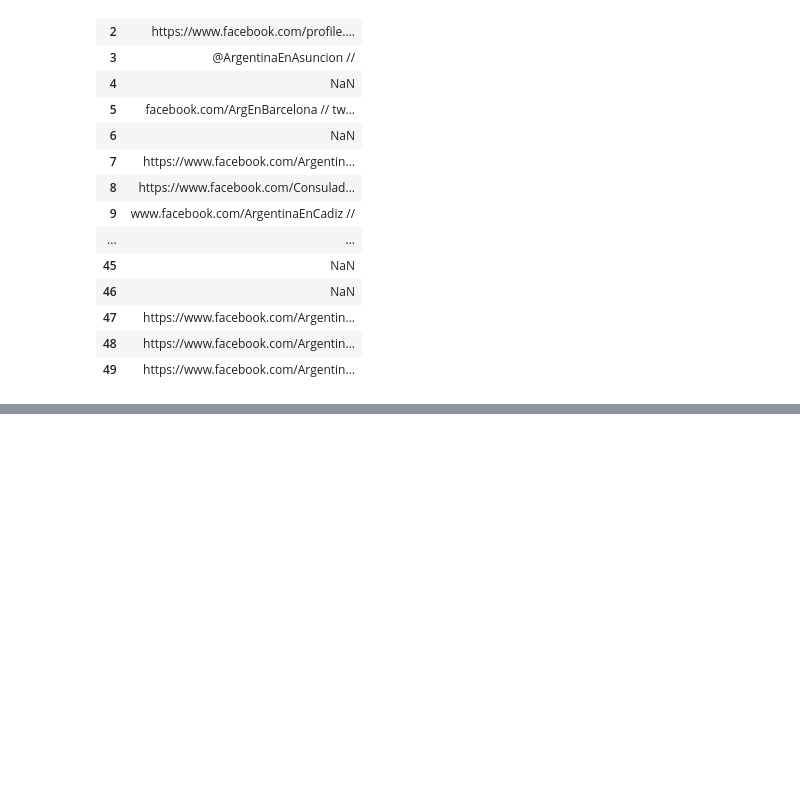
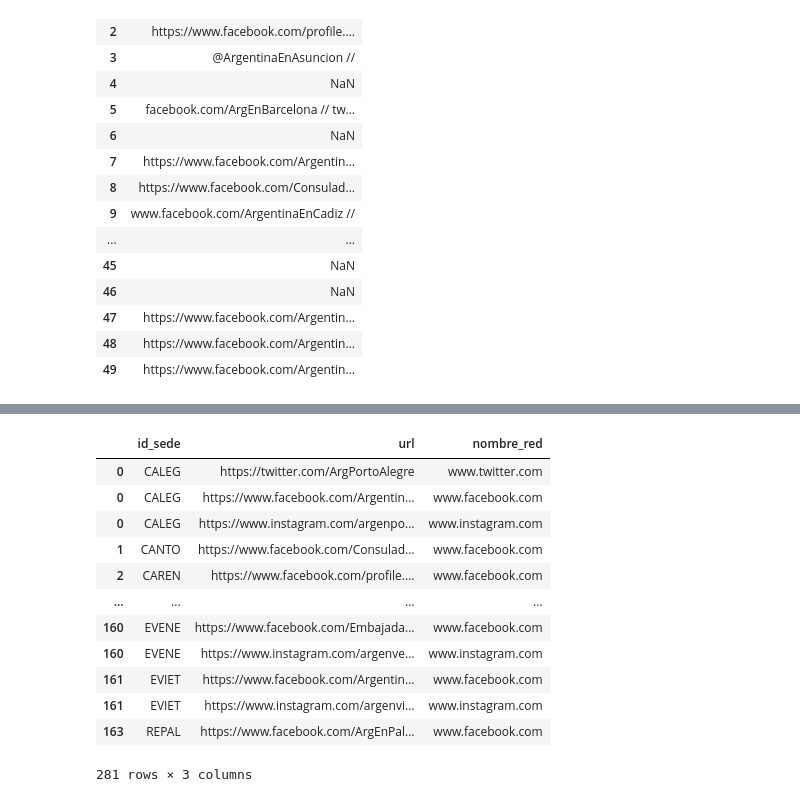
Before and after one commit to N34R20/Laboratorio_de_datos, a Jupyter notebook: TP01/inspect_columns.ipynb, the cells around one changed output, grey strips where cells are left out. Drawn from its saved outputs; the diff is of its cells as text; code cells hidden in the pictures; blank space fills up the shorter version.

Commit message:
crear tabla redes_sociales

```diff
--- a/TP01/inspect_columns.ipynb
+++ b/TP01/inspect_columns.ipynb
@@ -442,4 +471,4 @@ lista_sedes_datos[['redes_sociales']].head(50)
 # %%
 lista_sedes_datos['redes_sociales'] = lista_sedes_datos['redes_sociales'].astype(str).apply(lambda x: x.split(' '))
 lista_sedes_datos['redes_sociales'] = lista_sedes_datos['redes_sociales'].apply(lambda x: [value for value in x if value != "//" and value != ""])
-lista_sedes_datos['redes_sociales'] = lista_sedes_datos['redes_sociales'].apply(lambda x: None if 'nan' in x else x)
+lista_sedes_datos['redes_sociales'] = lista_sedes_datos['redes_sociales'].apply(lambda x: 'nan' if 'nan' in x else x)
@@ -460,0 +475,14 @@ Name: redes_sociales, Length: 164, dtype: object
+# %%
+#lista_sedes_datos['redes_sociales']
+lista_sedes_datos = lista_sedes_datos[lista_sedes_datos['redes_sociales'] != 'nan']
+# %%
+cuentas = lista_sedes_datos.explode('redes_sociales')
+
+cuentas = cuentas[['sede_id', 'redes_sociales']]
+
+cuentas['nombre_red'] = cuentas['redes_sociales'].apply(lambda x: x.split('//')[-1].split('/')[0])
+cuentas['nombre_red'] = cuentas['nombre_red'].apply(lambda x: 'www.instagram.com' if x.startswith('@') else x)
+cuentas['nombre_red'] = cuentas['nombre_red'].apply(lambda x: 'www.instagram.com' if x == 'instagram.com' else x)
+cuentas['nombre_red'] = cuentas['nombre_red'].apply(lambda x: 'www.facebook.com' if x == 'facebook.com' else x)
+cuentas['nombre_red'] = cuentas['nombre_red'].apply(lambda x: 'www.twitter.com' if x == 'twitter.com' else x)
+cuentas['nombre_red'].value_counts()
@@ -460,0 +507,18 @@ Name: redes_sociales, Length: 164, dtype: object
+# %%
+cuentas.columns = ['id_sede', 'url', 'nombre_red']
+# %%
+cuentas
+# %% [output]
+|  | id_sede | url | nombre_red |
+| 0 | CALEG | https://twitter.com/ArgPortoAlegre | www.twitter.com |
+| 0 | CALEG | https://www.facebook.com/Argentin... | www.facebook.com |
+| 0 | CALEG | https://www.instagram.com/argenpo... | www.instagram.com |
+| 1 | CANTO | https://www.facebook.com/Consulad... | www.facebook.com |
+| 2 | CAREN | https://www.facebook.com/profile.... | www.facebook.com |
+| ... | ... | ... | ... |
+| 160 | EVENE | https://www.facebook.com/Embajada... | www.facebook.com |
+| 160 | EVENE | https://www.instagram.com/argenve... | www.instagram.com |
+| 161 | EVIET | https://www.facebook.com/Argentin... | www.facebook.com |
+| 161 | EVIET | https://www.instagram.com/argenvi... | www.instagram.com |
+| 163 | REPAL | https://www.facebook.com/ArgEnPal... | www.facebook.com |
+281 rows × 3 columns
```
Also changed, not shown: parts of 10 cells of this notebook.
